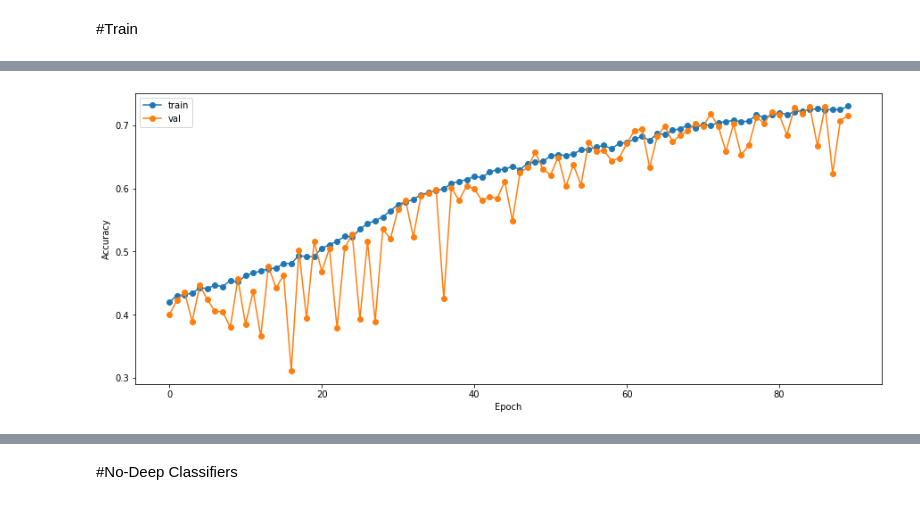
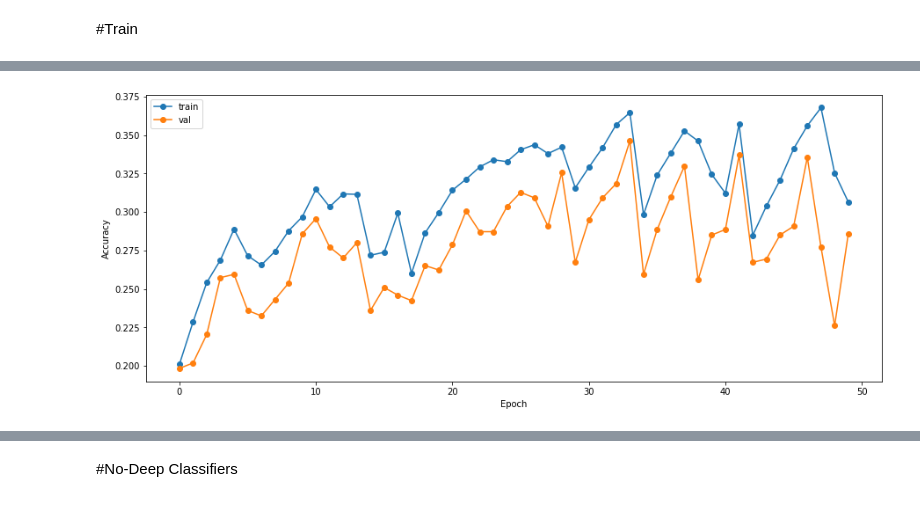
Before and after one commit to MauriVass/ComplexUpper-LimbMovements, a Jupyter notebook: Complex_Upper_Limb_Movements.ipynb, the cells around one changed output, grey strips where cells are left out. Cells and saved outputs as stored; diff of their text form; code cells hidden in the pictures.

```diff
--- a/Complex_Upper_Limb_Movements.ipynb
+++ b/Complex_Upper_Limb_Movements.ipynb
@@ -213,7 +276,7 @@ def preprocess(input):
 train_size = 0.85
 val_size = 0.1
 #Recording frequency is 120Hz (0.0083 s every sample)
-TIME_STEPS = 64
+TIME_STEPS = 128
 STEP = int(TIME_STEPS * 3 / 4)
 
 use_validation = True
@@ -369,7 +448,7 @@ model.add(keras.layers.Dense(y_train.shape[1], activation='softmax'))
 # %%
 modelname = 'Conv LSTM'
 
-n_steps, n_length = 8, 16
+n_steps, n_length = 8, 8
 X_train = tf.squeeze(tf.reshape(tf_X_train, (-1, tf_X_train.shape[0], n_steps, 1, n_length, tf_X_train.shape[2])), axis=[0])
 X_test = tf.squeeze(tf.reshape(tf_X_test, (-1, tf_X_test.shape[0], n_steps, 1, n_length, tf_X_test.shape[2])), axis=[0])
 X_val = tf.squeeze(tf.reshape(tf_X_val, (-1, tf_X_val.shape[0], n_steps, 1, n_length, tf_X_val.shape[2])), axis=[0])
@@ -396,9 +475,9 @@ model_checkpoint_callback = tf.keras.callbacks.ModelCheckpoint(
 callbacks.append(model_checkpoint_callback)
 
 early_stopping = tf.keras.callbacks.EarlyStopping(
-  monitor=monitor, min_delta=0, patience=8, mode='auto',
+  monitor=monitor, min_delta=0, patience=16, mode='auto',
   baseline=None, restore_best_weights=True, verbose=1)
-# callbacks.append(early_stopping)
+callbacks.append(early_stopping)
 
 reduce_lr = tf.keras.callbacks.ReduceLROnPlateau(monitor=monitor, factor=0.5,
                               patience=2, min_lr=0.0001, verbose=1)
@@ -422,9 +501,9 @@ model.compile(loss='categorical_crossentropy', optimizer='adam', metrics=['acc']
 
 history = model.fit(
     X_train, y_train,
-    epochs=128,
+    epochs=240,
     initial_epoch=0,
-    batch_size=64,
+    batch_size=128,
     validation_data=(X_val,y_val),
     shuffle=True,
     callbacks=callbacks
@@ -436,11 +533,11 @@ print(X_train[10000], y_train[10000])
 %tensorboard --logdir logs
 # %%
 plt.figure(figsize=(15, 6))
-start = 10
+start = 0
 plt.plot(history.history['acc'][start:], label='train', marker='o')
 plt.plot(history.history['val_acc'][start:], label='val', marker='o')
 plt.xlabel('Epoch')
 plt.ylabel('Accuracy')
 plt.legend();
 # %% [output]
-[figure, old version]
+[figure, new version]
```
Also changed, not shown: parts of 23 cells of this notebook.
